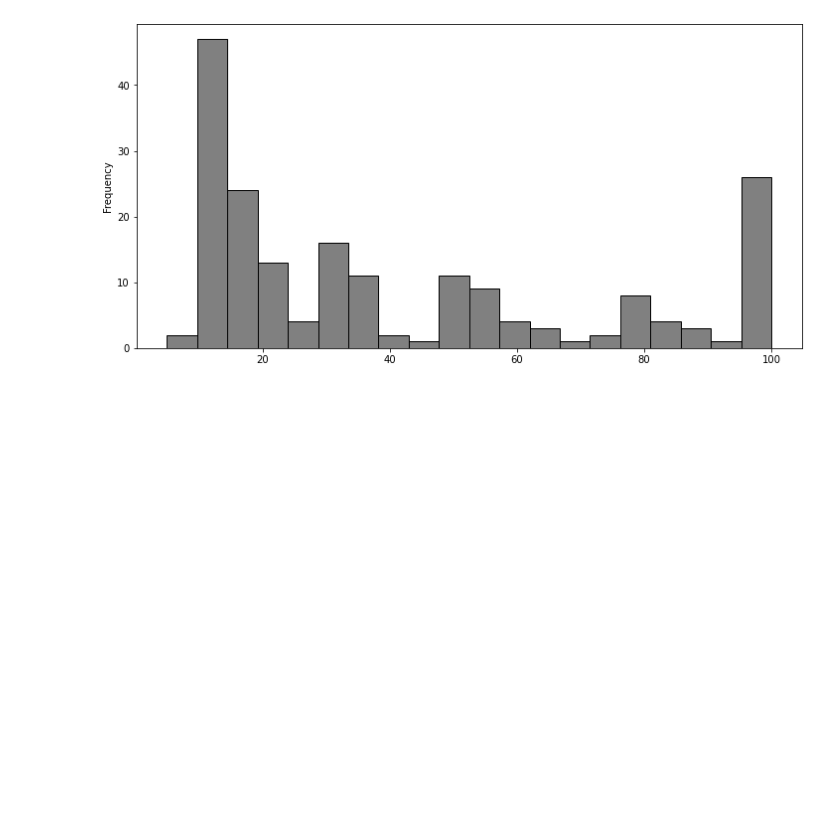
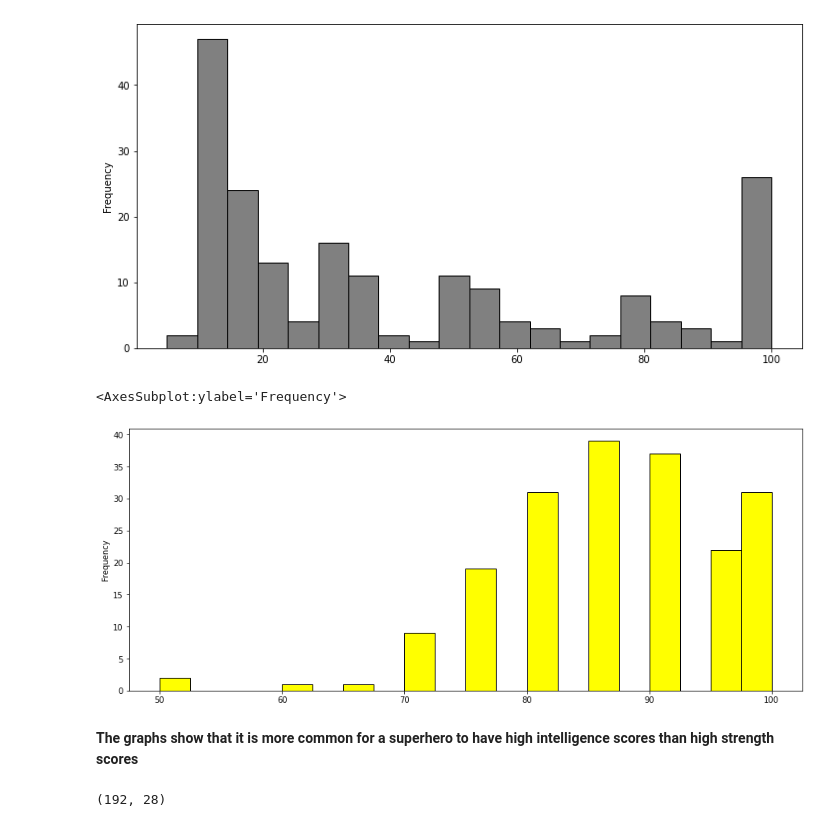
Before and after one commit to data301-2021-winter1/project-group04-project, a Jupyter notebook: notebooks/analysis3.ipynb, the cells around one changed output. Saved outputs shown, nothing was run; the diff lists cells and outputs as text; code cells hidden in the pictures; blank space fills up the shorter version.

```diff
--- a/notebooks/analysis3.ipynb
+++ b/notebooks/analysis3.ipynb
@@ -171,3 +236,14 @@ superheroes_cleaned["strength_score"].plot(kind='hist', bins=20, figsize=(12,6),
 # %% [output]
 <AxesSubplot:ylabel='Frequency'>
 [figure]
+# %%
+superheroes_cleaned["intelligence_score"].plot(kind='hist', bins=20, figsize=(15,6), facecolor='yellow',edgecolor='black')
+# %% [output]
+<AxesSubplot:ylabel='Frequency'>
+[figure, added]
+# %% [markdown]
+**The graphs show that it is more common for a superhero to have high intelligence scores than high strength scores**
+# %%
+superheroes_cleaned.shape
+# %% [output]
+(192, 28)
```
Also changed, not shown: parts of 20 cells of this notebook.
